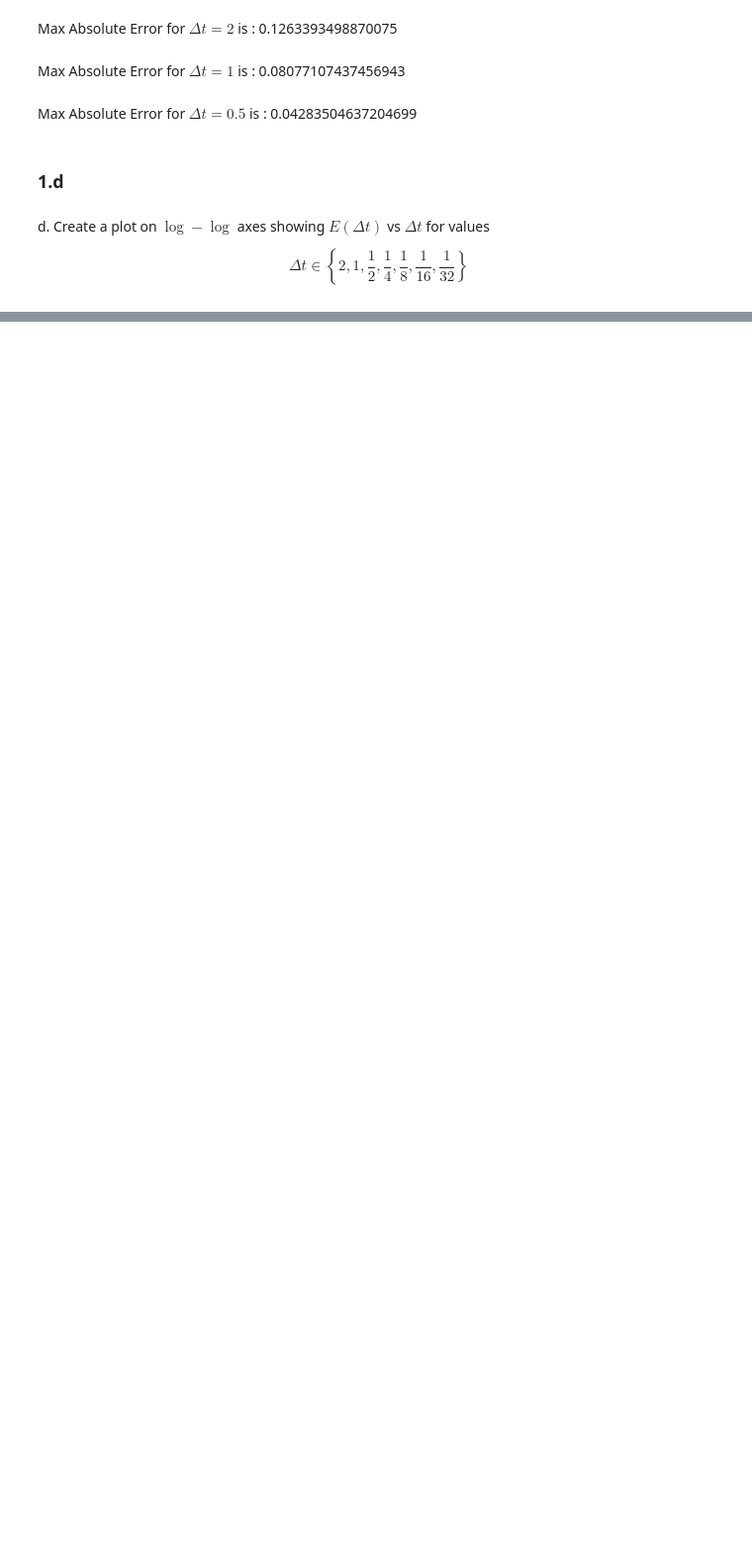
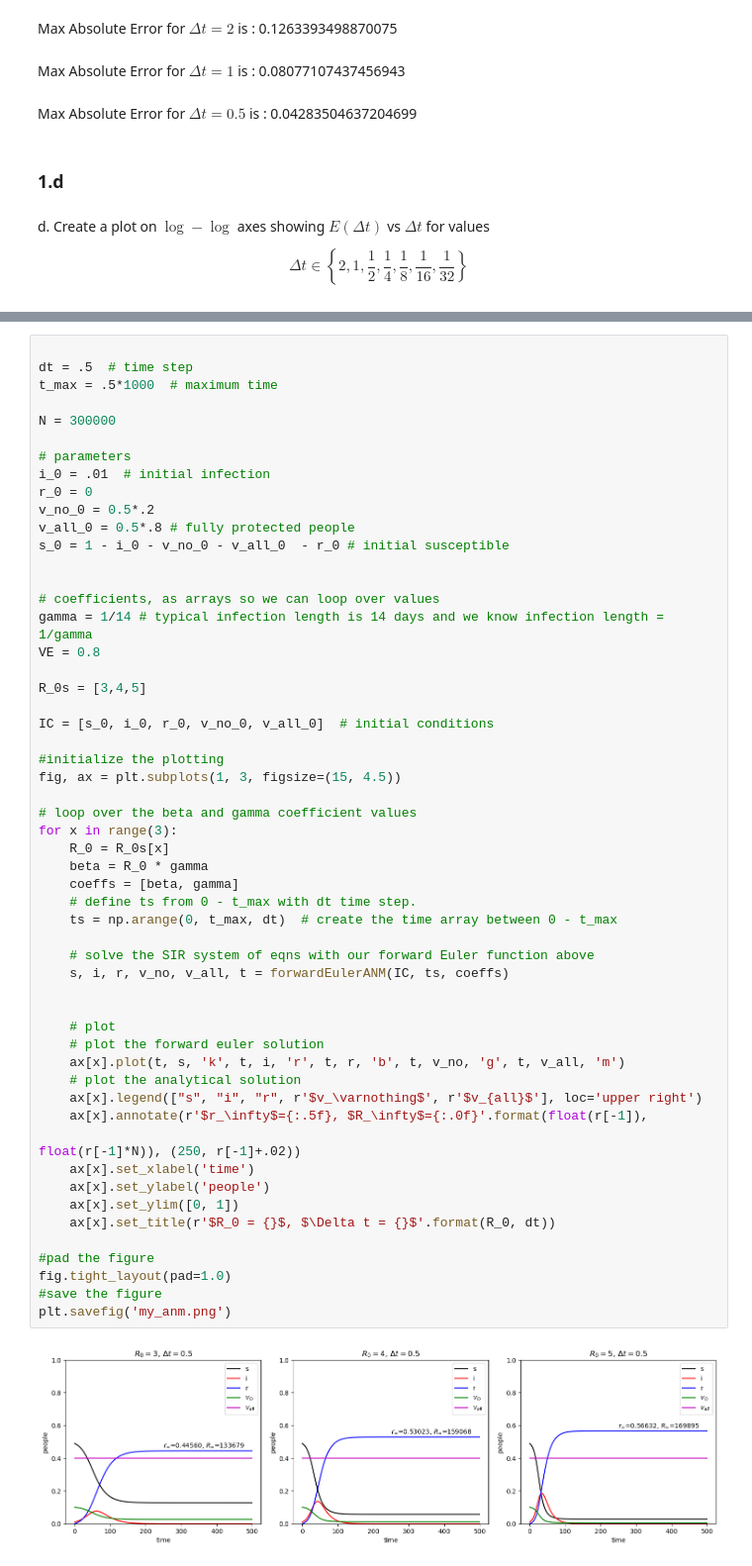
Before and after one commit to clmurphey/csci7000, a Jupyter notebook: hw2/cmmid_hw2.ipynb, the cells around one changed output, grey strips where cells are left out. Shown at 99% size. Cells and saved outputs as stored; diff of their text form; blank space fills up the shorter version.

```diff
--- a/hw2/cmmid_hw2.ipynb
+++ b/hw2/cmmid_hw2.ipynb
@@ -205,0 +350,56 @@ plt.savefig('error.png')
+# %%
+
+dt = .5  # time step
+t_max = .5*1000  # maximum time
+
+N = 300000
+
+# parameters
+i_0 = .01  # initial infection
+r_0 = 0
+v_no_0 = 0.5*.2
+v_all_0 = 0.5*.8 # fully protected people
+s_0 = 1 - i_0 - v_no_0 - v_all_0  - r_0 # initial susceptible
+
+
+# coefficients, as arrays so we can loop over values
+gamma = 1/14 # typical infection length is 14 days and we know infection length = 1/gamma
+VE = 0.8
+
+R_0s = [3,4,5]
+
+IC = [s_0, i_0, r_0, v_no_0, v_all_0]  # initial conditions
+
+#initialize the plotting
+fig, ax = plt.subplots(1, 3, figsize=(15, 4.5))
+
+# loop over the beta and gamma coefficient values
+for x in range(3):
+    R_0 = R_0s[x]
+    beta = R_0 * gamma
+    coeffs = [beta, gamma]
+    # define ts from 0 - t_max with dt time step.
+    ts = np.arange(0, t_max, dt)  # create the time array between 0 - t_max
+
+    # solve the SIR system of eqns with our forward Euler function above
+    s, i, r, v_no, v_all, t = forwardEulerANM(IC, ts, coeffs)
+
+
+    # plot
+    # plot the forward euler solution
+    ax[x].plot(t, s, 'k', t, i, 'r', t, r, 'b', t, v_no, 'g', t, v_all, 'm')
+    # plot the analytical solution
+    ax[x].legend(["s", "i", "r", r'$v_\varnothing$', r'$v_{all}$'], loc='upper right')
+    ax[x].annotate(r'$r_\infty$={:.5f}, $R_\infty$={:.0f}'.format(float(r[-1]),
+                                                                               float(r[-1]*N)), (250, r[-1]+.02))
+    ax[x].set_xlabel('time')
+    ax[x].set_ylabel('people')
+    ax[x].set_ylim([0, 1])
+    ax[x].set_title(r'$R_0 = {}$, $\Delta t = {}$'.format(R_0, dt))
+
+#pad the figure
+fig.tight_layout(pad=1.0)
+#save the figure
+plt.savefig('my_anm.png')
+# %% [output]
+[figure, added]
```
Also changed, not shown: parts of 5 cells of this notebook.
